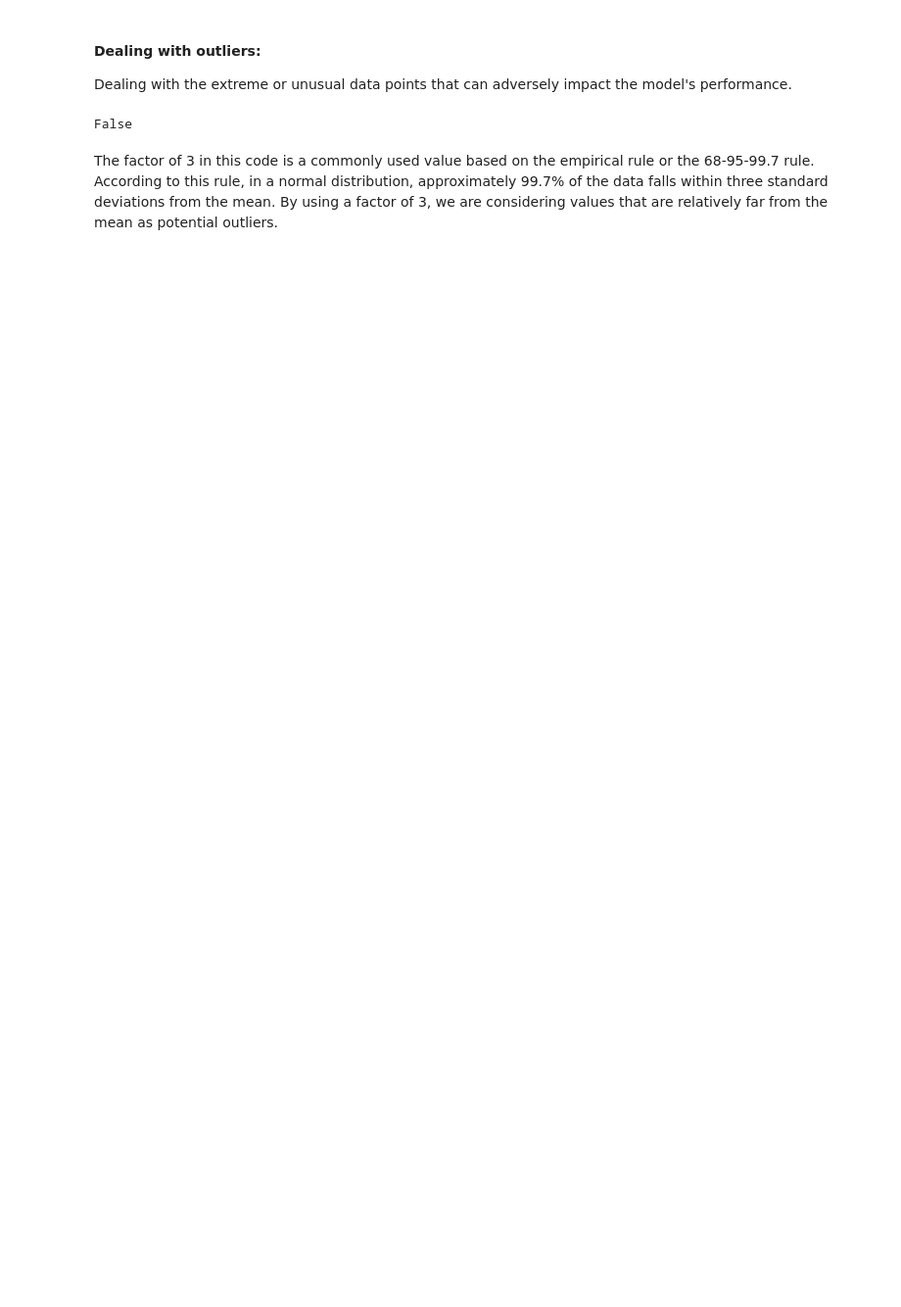
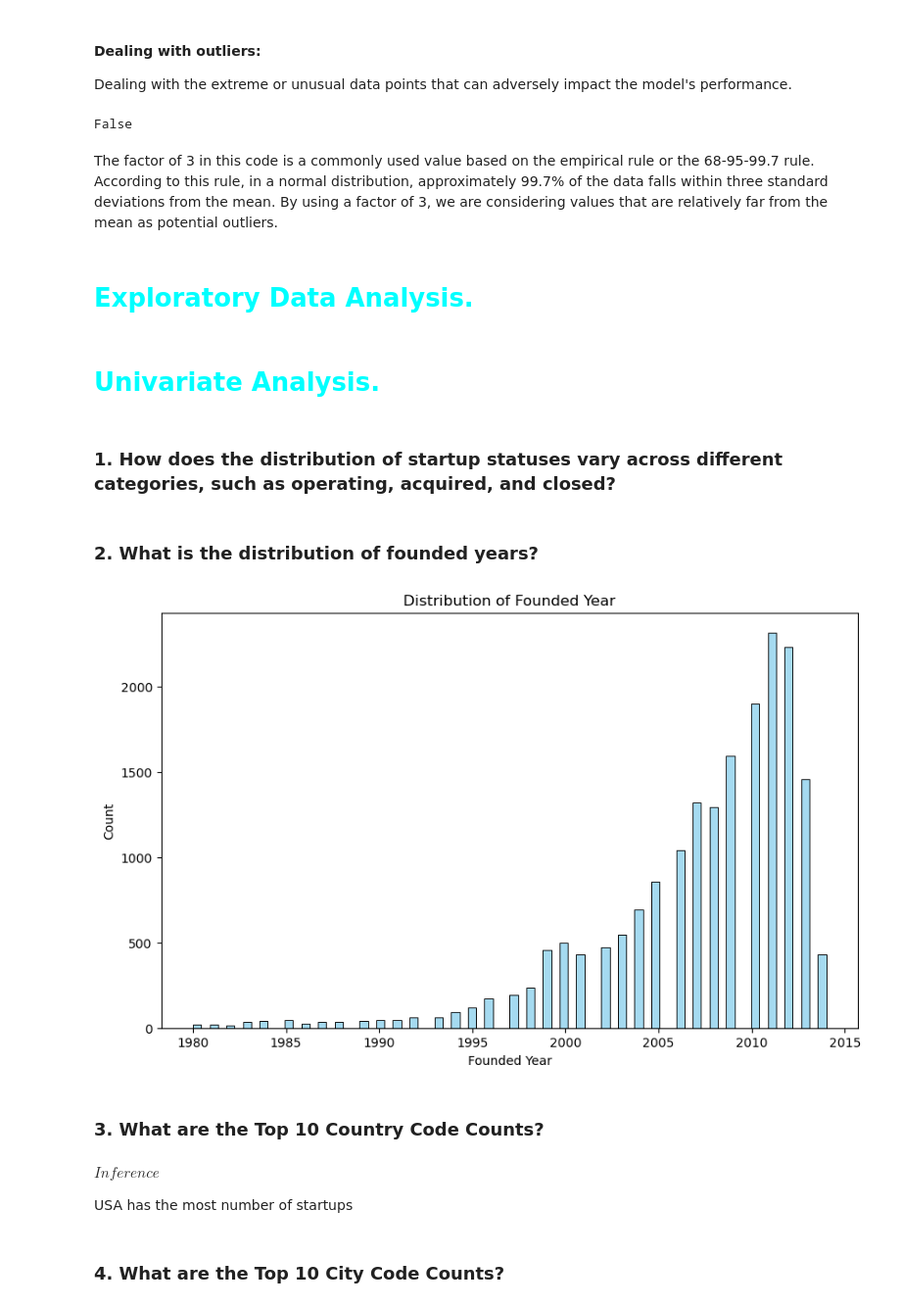
Before and after one commit to FirenziaF/STARTUP-FUNDING-ANALYSIS, a Jupyter notebook: notebook.ipynb, the cells around one changed output. Shown at 98% size. Cells and saved outputs as stored; diff of their text form; code cells hidden in the pictures; blank space fills up the shorter version.

```diff
--- a/notebook.ipynb
+++ b/notebook.ipynb
@@ -391,3 +391,10 @@ print(data_contains_outliers)
 False
 # %% [markdown]
 The factor of 3 in this code is a commonly used value based on the empirical rule or the 68-95-99.7 rule. According to this rule, in a normal distribution, approximately 99.7% of the data falls within three standard deviations from the mean. By using a factor of 3, we are considering values that are relatively far from the mean as potential outliers.
+# %% [markdown]
+
+# <span style ='color:cyan'> Exploratory Data Analysis.  </span>
+# %% [markdown]
+# <span style ='color:cyan'> Univariate Analysis.  </span>
+# %% [markdown]
+### 1. How does the distribution of startup statuses vary across different categories, such as operating, acquired, and closed?
@@ -393,0 +416,24 @@ The factor of 3 in this code is a commonly used value based on the empirical rul
+# %% [markdown]
+### 2. What is the distribution of founded years?
+# %%
+# Create a figure with specified size
+plt.figure(figsize=(10, 6))
+
+# Create a histogram plot using seaborn
+sns.histplot(data=data, x='founded_year', color='skyblue')
+
+# Set x-axis label
+plt.xlabel('Founded Year')
+
+# Set y-axis label
+plt.ylabel('Count')
+
+# Set plot title
+plt.title('Distribution of Founded Year')
+
+# Display the plot
+plt.show()
+# %% [output]
+[figure, added]
+# %% [markdown]
+### 3. What are the Top 10 Country Code Counts?
@@ -393,0 +455,6 @@ The factor of 3 in this code is a commonly used value based on the empirical rul
+# %% [markdown]
+$Inference$
+
+USA has the most number of startups
+# %% [markdown]
+### 4. What are the Top 10 City Code Counts?
```
Also changed, not shown: parts of 22 cells of this notebook.
